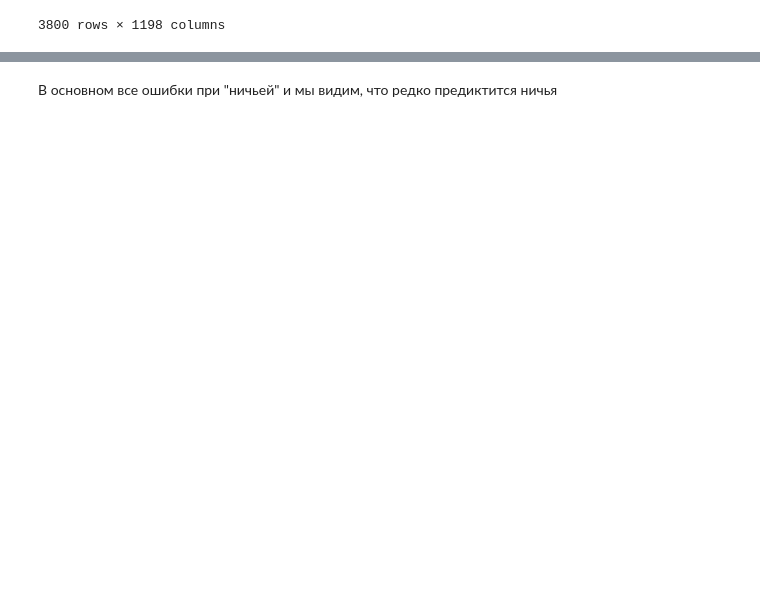
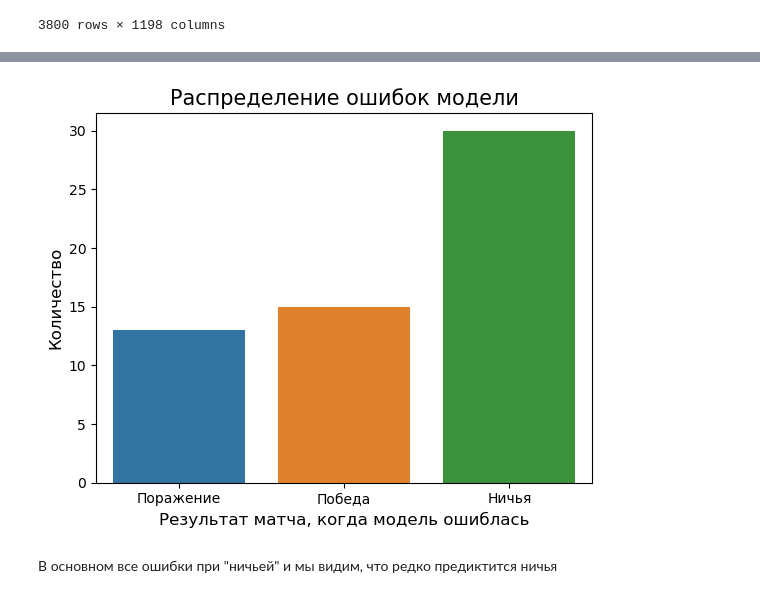
Before and after one commit to hse-mlds-2023-epl-prediction/annual-project, a Jupyter notebook: ML/official/models/src/model_update.ipynb, the cells around one changed output, grey strips where cells are left out. Saved outputs shown, nothing was run; the diff lists cells and outputs as text; code cells hidden in the pictures; blank space fills up the shorter version.

```diff
--- a/ML/official/models/src/model_update.ipynb
+++ b/ML/official/models/src/model_update.ipynb
@@ -251,3 +247,13 @@ sns.countplot(data=err, x='predict')
+# %%
+err = result[result['error'] == 1]
+ax = sns.countplot(data=err, x='test')
+ax.set_xlabel('Результат матча, когда модель ошиблась', fontsize=12)
+ax.set_ylabel('Количество', fontsize=12)
+ax.set_xticklabels(['Поражение', 'Победа', 'Ничья'], fontsize=10)
+ax.set_title('Распределение ошибок модели', fontsize=15)
+plt.show()
+# %% [output]
+[figure, added]
 # %% [markdown]
 В основном все ошибки при "ничьей" и мы видим, что редко предиктится ничья
 # %%
```
Also changed, not shown: parts of 28 cells of this notebook, 9 other files.
